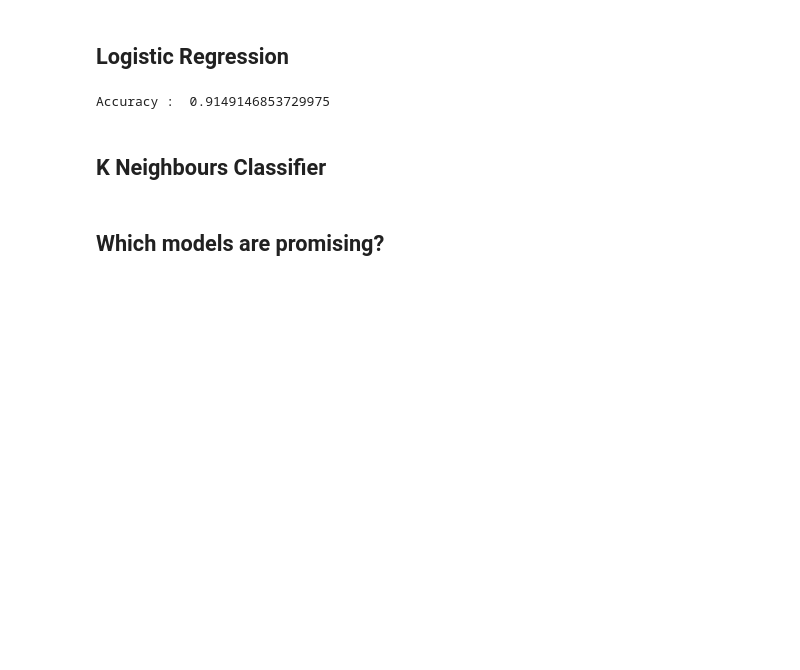
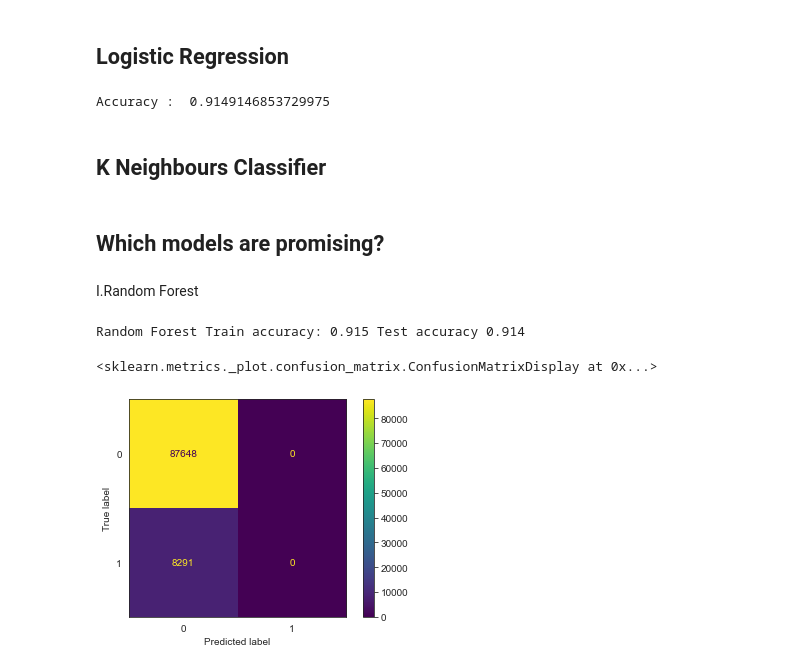
Before and after one commit to AdrianPaulCarrieres/machine_learning, a Jupyter notebook: notebook.ipynb, the cells around one changed output. Cells and saved outputs as stored; diff of their text form; code cells hidden in the pictures; blank space fills up the shorter version.

Commit message:
first approach for Random Forest model

```diff
--- a/notebook.ipynb
+++ b/notebook.ipynb
@@ -313,3 +313,26 @@ Accuracy :  0.9149146853729975
 # print(accuracy_score(y_test, y_pred))
 # %% [markdown]
 ## Which models are promising?
+# %% [markdown]
+I.Random Forest
+# %%
+from sklearn.ensemble import RandomForestClassifier
+from sklearn import metrics
+
+classifierRandomForest = RandomForestClassifier(max_depth=2,n_estimators=2,random_state=100,criterion='entropy')
+
+def calculate_accuracy(classifier , X_train, X_test , y_train , y_test , modelName ):
+    classifier.fit(X_train,y_train)
+    y_pred_train = classifier.predict(X_train)
+    y_pred_test = classifier.predict(X_test)
+    accuracy_train = metrics.accuracy_score(y_train,y_pred_train)
+    accuracy_test = metrics.accuracy_score(y_test,y_pred_test)
+    print(modelName , 'Train accuracy:','{:.3f}'.format(accuracy_train),'Test accuracy','{:.3f}'.format(accuracy_test))
+    return accuracy_train,accuracy_test,classifier
+
+accuracy_train, accuracy_test , trained_classifier = calculate_accuracy(classifierRandomForest,X_train,X_test,y_train,y_test,modelName="Random Forest")
+metrics.ConfusionMatrixDisplay.from_estimator(trained_classifier,X_test,y_test)
+# %% [output]
+Random Forest Train accuracy: 0.915 Test accuracy 0.914
+<sklearn.metrics._plot.confusion_matrix.ConfusionMatrixDisplay at 0x...>
+[figure, added]
```
